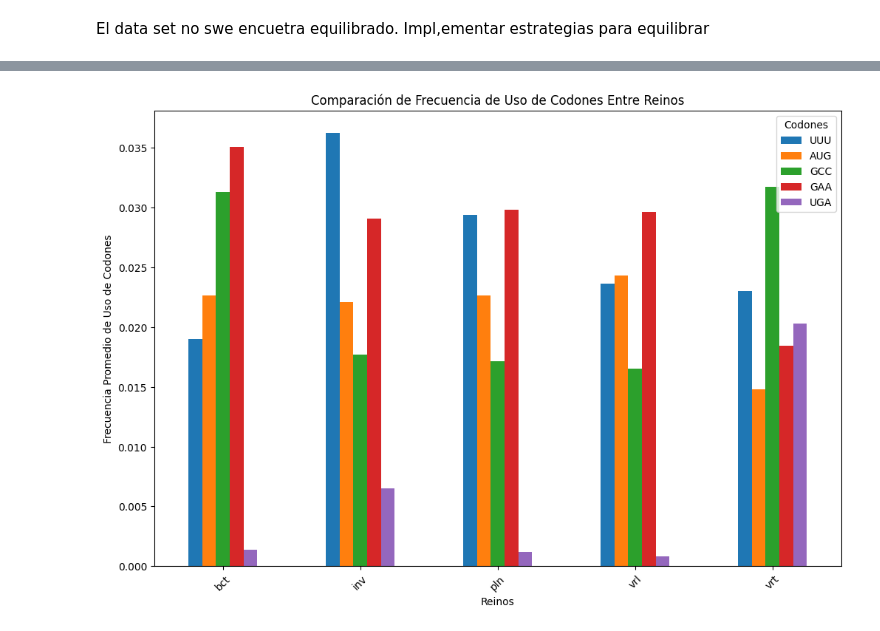
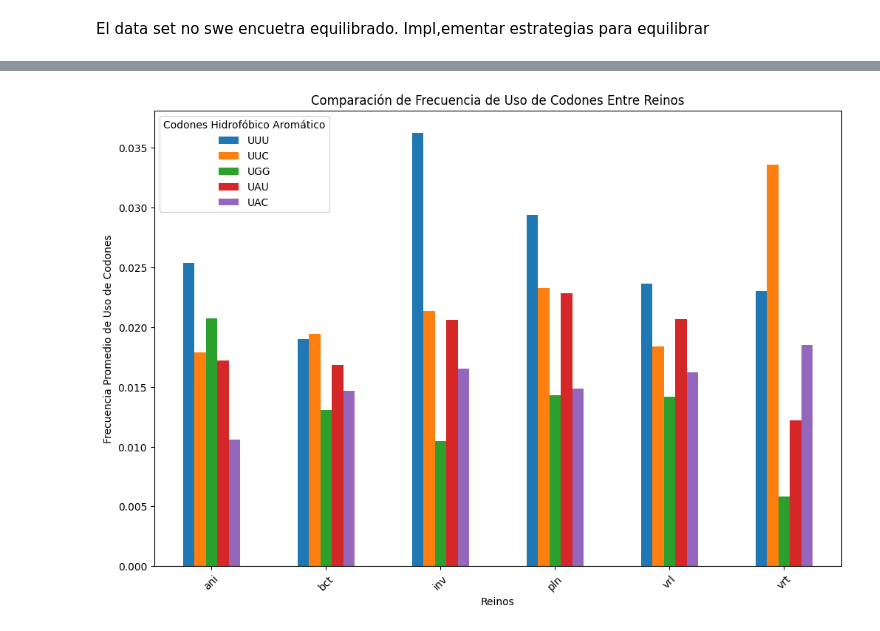
Before and after one commit to esconjaureguy/codon_usage, a Jupyter notebook: codon_usage.ipynb, the cells around one changed output, grey strips where cells are left out. Cells and saved outputs as stored; diff of their text form; code cells hidden in the pictures.

```diff
--- a/codon_usage.ipynb
+++ b/codon_usage.ipynb
@@ -328,6 +357,6 @@ df_unido
 df_unido['DNAtype'] = 0
 
 # Agregar la columna 'Kingdom' con el valor 'ani' yaq ue todos los genes pertenecen al reino animal
-df_unido['Kingdom'] = 'ani'
+DF=df_unido['Kingdom'] = 'ani'
 df_unido.columns
 # %% [output]
@@ -372,6 +373,6 @@ Index(['Kingdom', 'DNAtype', 'SpeciesID', 'Ncodons', 'SpeciesName', 'UUU',
 # **Data Wrangling**
 # %%
 #junto lo dos data set. El adquirido en kaagle (df) y el obtenido por la API de ENSEMBL (DF)
-DF_final = pd.concat([DF, df], axis=0)
-DF_final
+DF_final = pd.concat([df_unido, df], axis=0)
+DF_final.columns
 # %% [output]
@@ -391,3 +389,5 @@ DF_final
+# %%
+DF_final = DF_final.loc[:, ~DF_final.columns.duplicated()]
 # %%
 #ver todas lasvariables que tiene el data set
 DF_final.dtypes.value_counts()
@@ -423,6 +423,6 @@ msno.bar(DF_final)
 # %%
 #Elimino las columnaS con valores nulos. Se eliminan porque son reelevantes al objetivo del proyecto
-DF_final=DF_final.drop(columns=['Nombre','Localización','Descripción',	'Gene_ID','GG'])
+DF_final=DF_final.drop(columns=['GG','Codones','Secuencia', 'Secuencia_ARN','Gene_ID'])
 DF_final.columns
 # %% [output]
 Index(['Ncodons', 'AUG', 'CUC', 'CUU', 'GAA', 'CAU', 'UUA', 'AUA', 'AUC',
@@ -559,16 +630,16 @@ plt.show()
 # %%
-# Selección de algunos codones representativos para la comparación entre reinos
+# Selección los codones Hidrofóbico Aromático
 # Agrupando por "Kingdom" y calculando la media de la frecuencia de uso para cada codón seleccionado
-Scodon = ['UUU', 'AUG', 'GCC', 'GAA', 'UGA']
+Scodon = ["UUU", "UUC","UGG", "UAU", "UAC"]
 kingdom_prom = DF_final.groupby('Kingdom')[Scodon].mean(numeric_only=True)
 
 # Configuración de la gráfica de barras para comparar los reinos
 kingdom_prom.plot(kind='bar', figsize=(12, 8))
 plt.title("Comparación de Frecuencia de Uso de Codones Entre Reinos")
 plt.xlabel("Reinos")
 plt.ylabel("Frecuencia Promedio de Uso de Codones")
-plt.legend(title="Codones")
+plt.legend(title="Codones Hidrofóbico Aromático")
 plt.xticks(rotation=45)
 plt.show()
 # %% [output]
-[figure, old version]
+[figure, new version]
```
Also changed, not shown: parts of 48 cells of this notebook.
